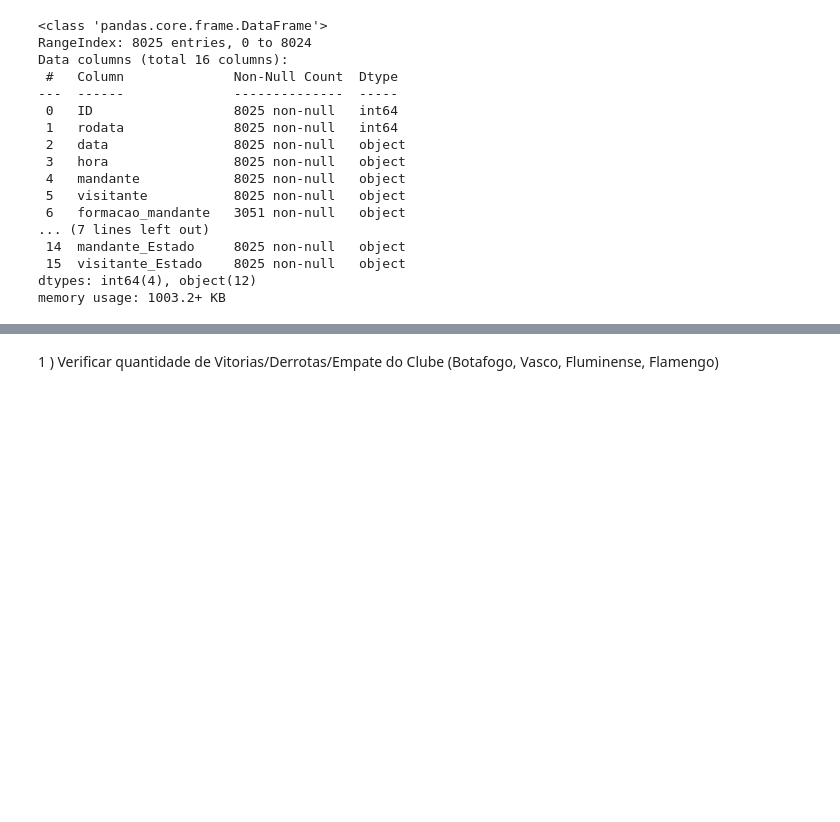
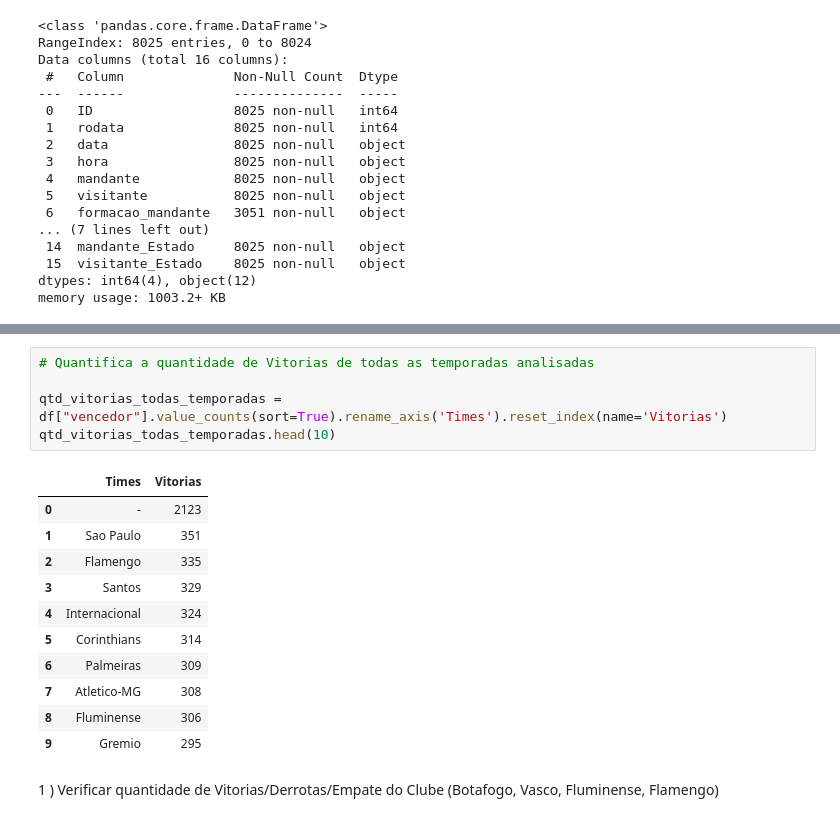
Before and after one commit to vbddinho/puc_minas_machine, a Jupyter notebook: upload_data.ipynb, the cells around one changed output, grey strips where cells are left out. Saved outputs shown, nothing was run; the diff lists cells and outputs as text; blank space fills up the shorter version.

```diff
--- a/upload_data.ipynb
+++ b/upload_data.ipynb
@@ -145,3 +145,20 @@ Name: vencedor, dtype: int64
+# %%
+# Quantifica a quantidade de Vitorias de todas as temporadas analisadas
+
+qtd_vitorias_todas_temporadas = df["vencedor"].value_counts(sort=True).rename_axis('Times').reset_index(name='Vitorias')
+qtd_vitorias_todas_temporadas.head(10)
+# %% [output]
+|  | Times | Vitorias |
+| 0 | - | 2123 |
+| 1 | Sao Paulo | 351 |
+| 2 | Flamengo | 335 |
+| 3 | Santos | 329 |
+| 4 | Internacional | 324 |
+| 5 | Corinthians | 314 |
+| 6 | Palmeiras | 309 |
+| 7 | Atletico-MG | 308 |
+| 8 | Fluminense | 306 |
+| 9 | Gremio | 295 |
 # %% [markdown]
 1 ) Verificar quantidade de Vitorias/Derrotas/Empate do Clube (Botafogo, Vasco, Fluminense, Flamengo)
 # %%
```
Also changed, not shown: parts of 11 cells of this notebook, 1 other file.
